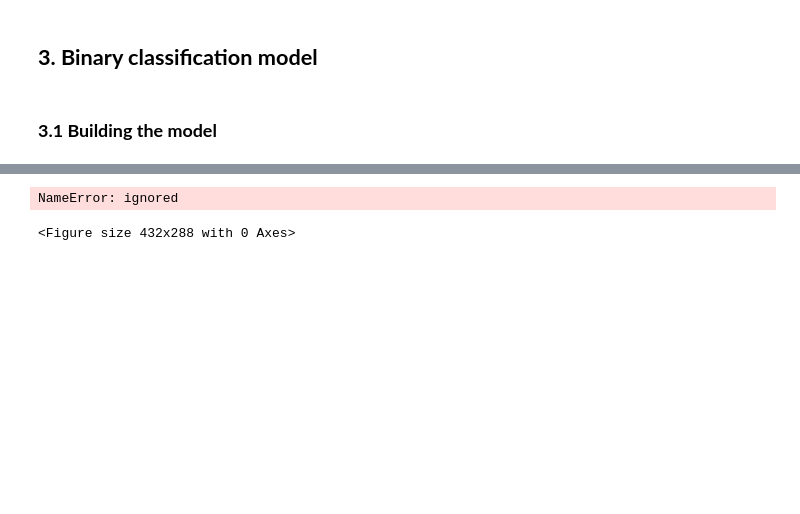
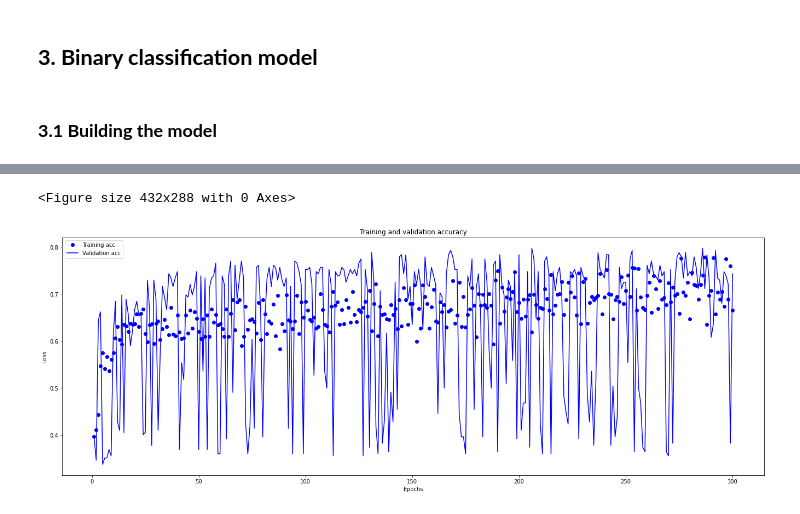
Before and after one commit to danilommarano/Titanic-Kaggle-Competition, a Jupyter notebook: working/Binary_Classification_Algorithm___Titanic_Competition_✓.ipynb, the cells around one changed output, grey strips where cells are left out. Saved outputs shown, nothing was run; the diff lists cells and outputs as text; code cells hidden in the pictures; blank space fills up the shorter version.

```diff
--- a/working/Binary_Classification_Algorithm___Titanic_Competition_✓.ipynb
+++ b/working/Binary_Classification_Algorithm___Titanic_Competition_✓.ipynb
@@ -243,14 +289,13 @@ plt.show()
 # %%
 plt.clf()
-acc_values = history_dict['accuracy']
-val_acc_values = history_dict['val_accuracy']
-
-plt.plot(epochs, acc, 'bo', label='Training acc')
+plt.figure(figsize=(23, 8))
+plt.plot(epochs, acc_values, 'bo', label='Training acc')
 plt.plot(epochs, val_acc_values, 'b', label='Validation acc')
 plt.title('Training and validation accuracy')
 plt.xlabel('Epochs')
 plt.ylabel('Loss')
 plt.legend()
+plt.show()
 # %% [output]
-NameError: ignored
+<Figure size 432x288 with 0 Axes>
-<Figure size 432x288 with 0 Axes>
+[figure, added]
```
Also changed, not shown: parts of 18 cells of this notebook.
